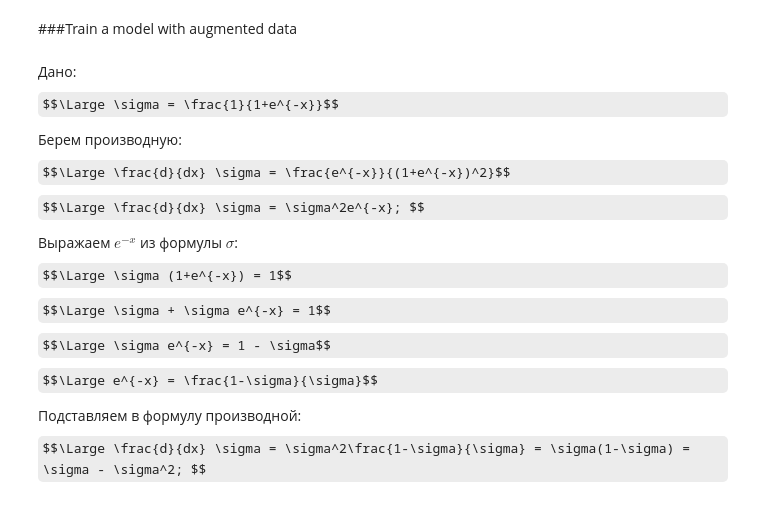
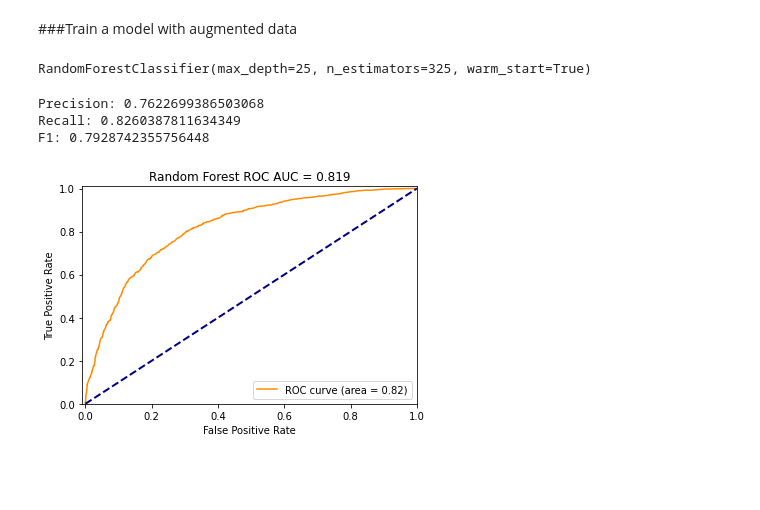
Before and after one commit to EvstratovEA/coupon_recommendation, a Jupyter notebook: coupon_recommendation.ipynb, the cells around one changed output. Cells and saved outputs as stored; diff of their text form; code cells hidden in the pictures; some formulas as TeX source; blank space fills up the shorter version.

```diff
--- a/coupon_recommendation.ipynb
+++ b/coupon_recommendation.ipynb
@@ -337,6 +380,8 @@ y = data['Y']
 # %%
 X_train, X_test, y_train, y_test = train_test_split(X, y, train_size=.75)
 # %%
-clf_data = RandomForestClassifier(n_estimators=clf_gscv.best_params_['n_estimators'], max_depth=clf_gscv.best_params_['max_depth'], warm_start=True)
+model = RandomForestClassifier(n_estimators=clf_gscv.best_params_['n_estimators'], max_depth=clf_gscv.best_params_['max_depth'], warm_start=True)
 # %%
-clf_data.fit(X_train, y_train)
+model.fit(X_train, y_train)
+# %% [output]
+RandomForestClassifier(max_depth=25, n_estimators=325, warm_start=True)
@@ -345,16 +388,26 @@ print('F1:', f1_score(y_test, clf_data.predict(X_test)))
-# %% [markdown]
-Дано:
-$$\Large \sigma = \frac{1}{1+e^{-x}}$$
-
-Берем производную:
-$$\Large \frac{d}{dx} \sigma = \frac{e^{-x}}{(1+e^{-x})^2}$$
-$$\Large \frac{d}{dx} \sigma = \sigma^2e^{-x}; $$
-
-Выражаем $e^{-x}$ из формулы $\sigma$:
-$$\Large \sigma (1+e^{-x}) = 1$$
-$$\Large \sigma + \sigma e^{-x} = 1$$
-$$\Large \sigma e^{-x} = 1 - \sigma$$
-$$\Large e^{-x} = \frac{1-\sigma}{\sigma}$$
-
-Подставляем в формулу производной:
-$$\Large \frac{d}{dx} \sigma = \sigma^2\frac{1-\sigma}{\sigma} = \sigma(1-\sigma) = \sigma - \sigma^2; $$
+# %%
+print('Precision:', precision_score(y_test, model.predict(X_test)))
+print('Recall:', recall_score(y_test, model.predict(X_test)))
+print('F1:', f1_score(y_test, model.predict(X_test)))
+# %% [output]
+Precision: 0.7622699386503068
+Recall: 0.8260387811634349
+F1: 0.7928742355756448
+# %%
+y_score = model.predict_proba(X_test)[:, 1]
+fpr, tpr, thresholds = roc_curve(y_test, y_score)
+roc_auc = auc(fpr, tpr)
+# %%
+plt.plot(fpr, tpr, color='darkorange', label='ROC curve (area = %0.2f)' % roc_auc)
+plt.plot([0, 1], [0, 1], color='navy', lw=2, linestyle='--')
+plt.xlim([-0.01, 1.0])
+plt.ylim([0.0, 1.01])
+
+plt.xlabel('False Positive Rate')
+plt.ylabel('True Positive Rate')
+
+plt.title('Random Forest ROC AUC = %0.3f' % roc_auc)
+plt.legend(loc="lower right")
+plt.show();
+# %% [output]
+[figure, added]
```
Also changed, not shown: parts of 20 cells of this notebook.
